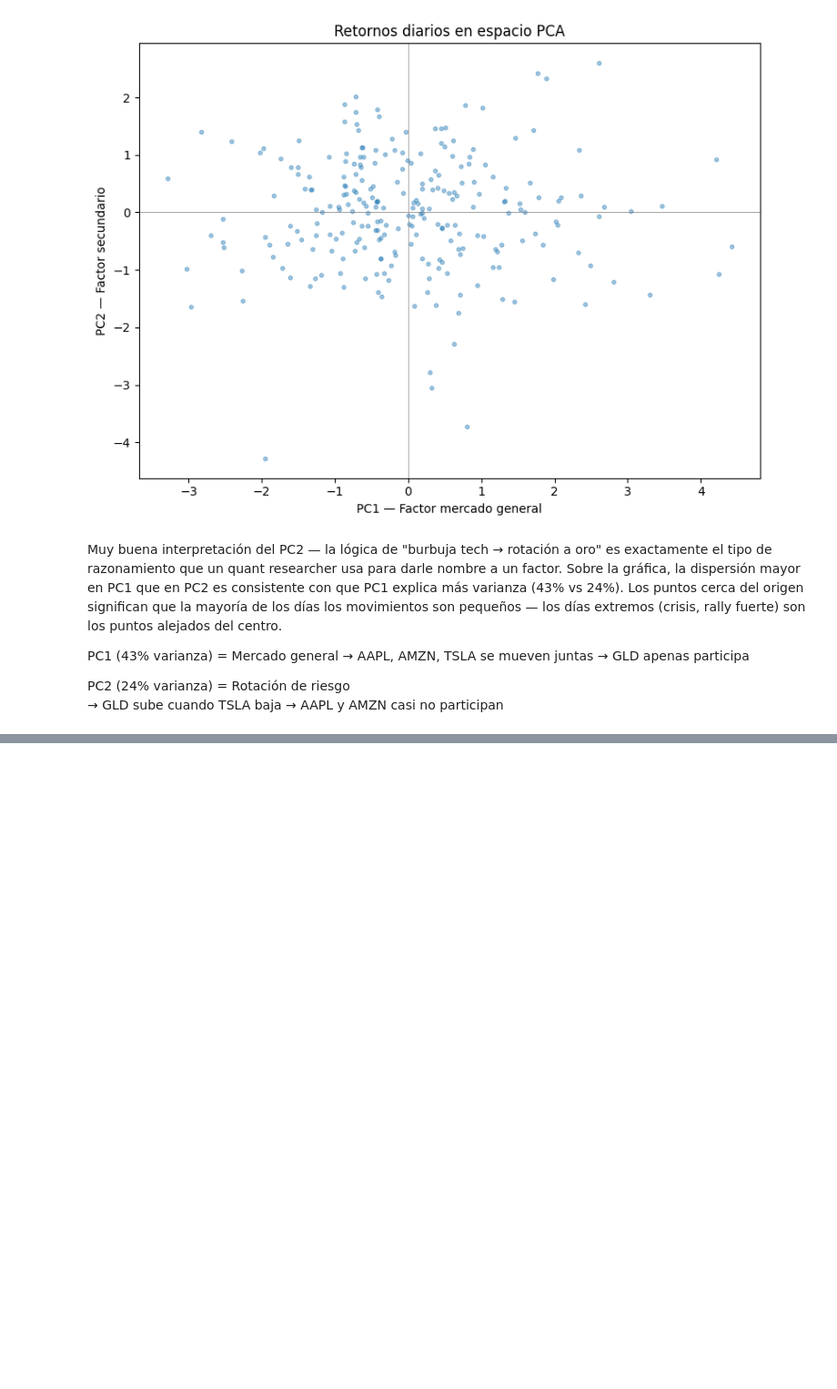
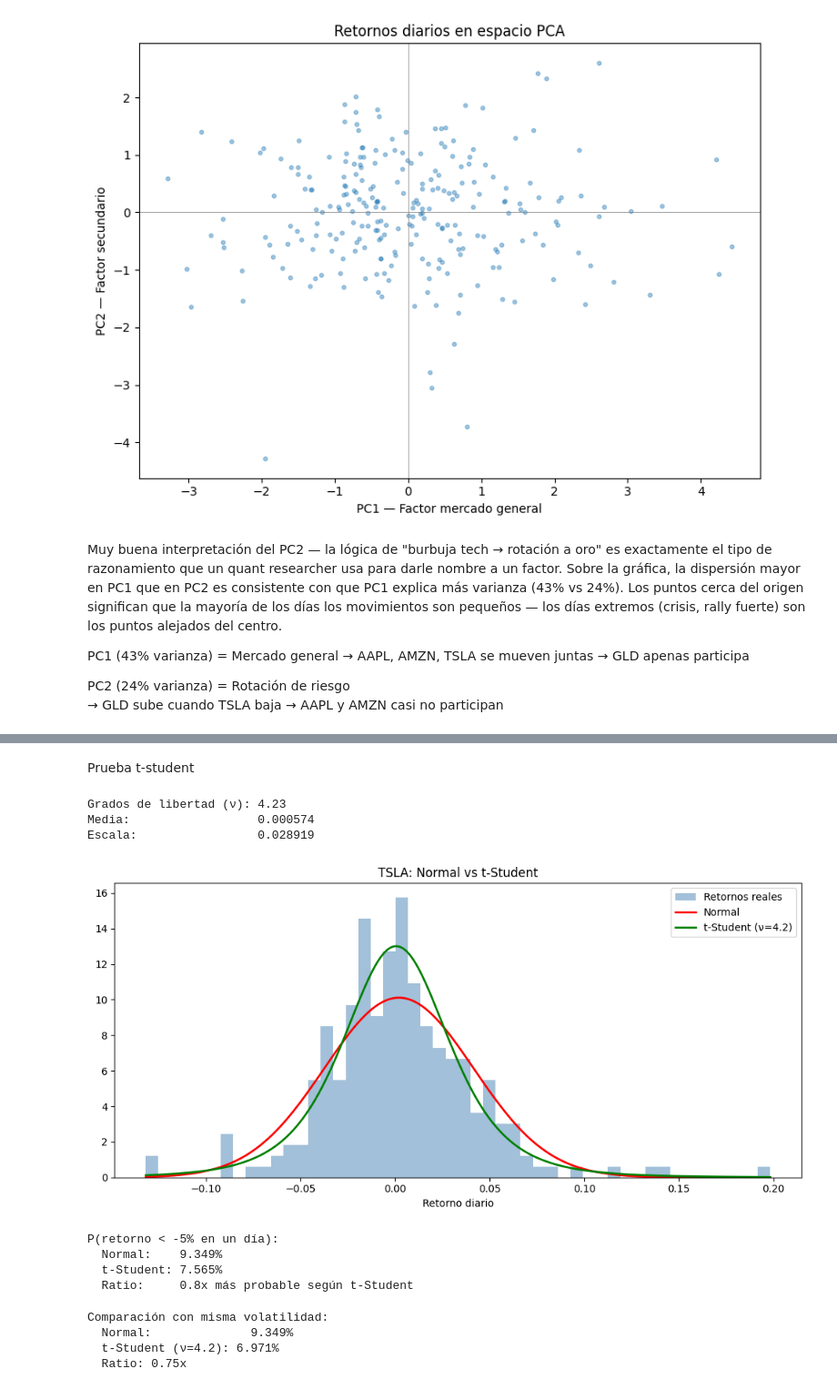
Before and after one commit to Petrack28/RoadMap2BecomeAQuant, a Jupyter notebook: 01-factor-analysis/Semana1.ipynb, the cells around one changed output, grey strips where cells are left out. Shown at 91% size. Drawn from its saved outputs; the diff is of its cells as text; code cells hidden in the pictures; blank space fills up the shorter version.

```diff
--- a/01-factor-analysis/Semana1.ipynb
+++ b/01-factor-analysis/Semana1.ipynb
@@ -220,0 +369,73 @@ PC2 (24% varianza) = Rotación de riesgo
+# %% [markdown]
+Prueba t-student
+# %%
+# Ajustar distribución t-Student a retornos de TSLA
+from scipy.stats import t
+
+# Estimar parámetros (nu, media, escala)
+nu, mu, sigma = t.fit(r)
+
+print(f"Grados de libertad (ν): {nu:.2f}")
+print(f"Media:                  {mu:.6f}")
+print(f"Escala:                 {sigma:.6f}")
+
+# Comparar Normal vs t-Student visualmente
+fig, ax = plt.subplots(figsize=(10, 5))
+
+# Histograma real
+ax.hist(r, bins=50, density=True, alpha=0.5,
+        label="Retornos reales", color="steelblue")
+
+x = np.linspace(r.min(), r.max(), 200)
+
+# Normal
+ax.plot(x, stats.norm.pdf(x, r.mean(), r.std()),
+        'r-', linewidth=2, label="Normal")
+
+# t-Student ajustada
+ax.plot(x, t.pdf(x, nu, mu, sigma),
+        'g-', linewidth=2, label=f"t-Student (ν={nu:.1f})")
+
+ax.set_title("TSLA: Normal vs t-Student")
+ax.set_xlabel("Retorno diario")
+ax.legend()
+plt.tight_layout()
+plt.show()
+
+# Comparar probabilidad de evento extremo
+umbral = -0.05  # caída de 5% en un día
+p_normal = stats.norm.cdf(umbral, r.mean(), r.std())
+p_t = t.cdf(umbral, nu, mu, sigma)
+
+print(f"\nP(retorno < -5% en un día):")
+print(f"  Normal:    {p_normal*100:.3f}%")
+print(f"  t-Student: {p_t*100:.3f}%")
+print(f"  Ratio:     {p_t/p_normal:.1f}x más probable según t-Student")
+# %% [output]
+Grados de libertad (ν): 4.23
+Media:                  0.000574
+Escala:                 0.028919
+[figure, added]
+P(retorno < -5% en un día):
+  Normal:    9.349%
+  t-Student: 7.565%
+  Ratio:     0.8x más probable según t-Student
+# %%
+umbral = -0.05
+std_real = r.std()
+mean_real = r.mean()
+
+p_normal = stats.norm.cdf(umbral, mean_real, std_real)
+
+escala_ajustada = std_real * np.sqrt((nu-2)/nu)
+p_t_ajustada = t.cdf(umbral, nu, mean_real, escala_ajustada)
+
+print(f"Comparación con misma volatilidad:")
+print(f"  Normal:              {p_normal*100:.3f}%")
+print(f"  t-Student (ν={nu:.1f}): {p_t_ajustada*100:.3f}%")
+print(f"  Ratio: {p_t_ajustada/p_normal:.2f}x")
+# %% [output]
+Comparación con misma volatilidad:
+  Normal:              9.349%
+  t-Student (ν=4.2): 6.971%
+  Ratio: 0.75x
```
Also changed, not shown: parts of 9 cells of this notebook.
